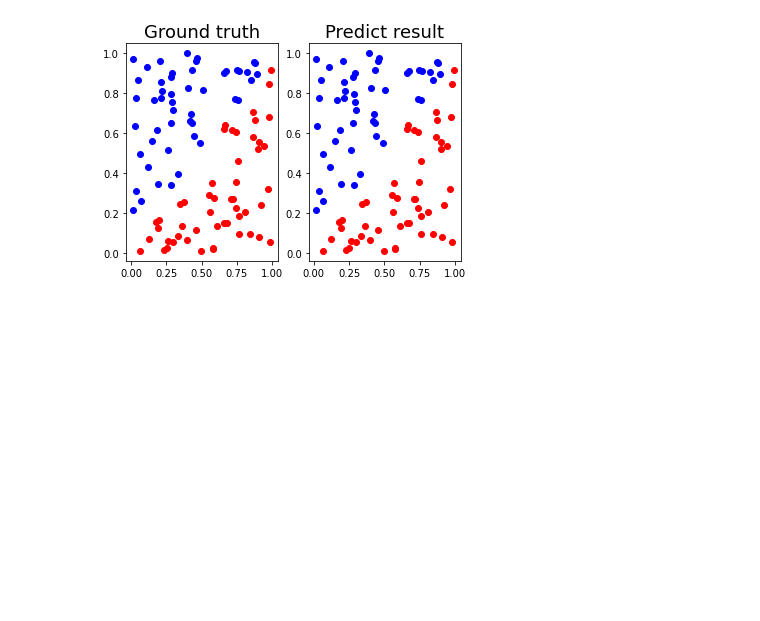
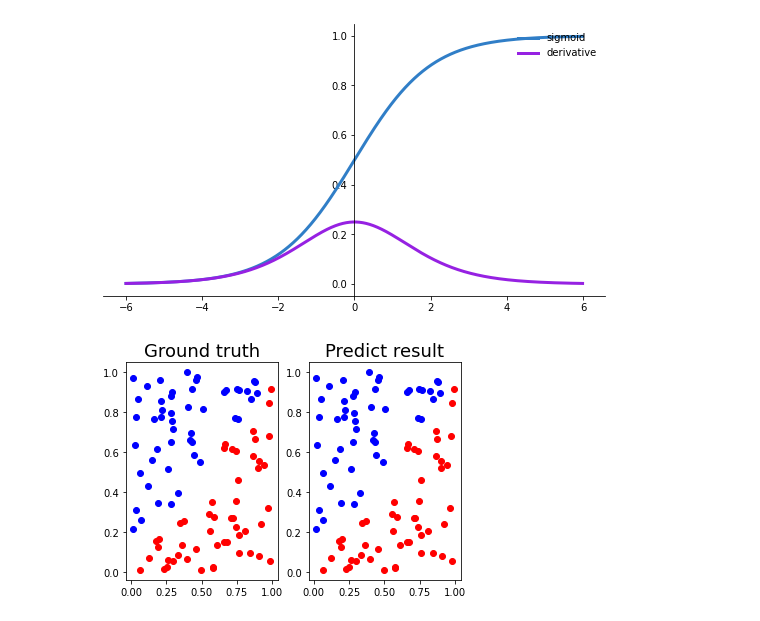
Before and after one commit to yhsung/Lab1-Backpropagation, a Jupyter notebook: backprop.ipynb, the cells around one changed output. Saved outputs shown, nothing was run; the diff lists cells and outputs as text; code cells hidden in the pictures; blank space fills up the shorter version.

Commit message:
sigmoid function and its derivate with plotting

```diff
--- a/backprop.ipynb
+++ b/backprop.ipynb
@@ -67 +73,27 @@ def show_result(x, y, pred_y):
+# %%
+def sigmoid(x):
+    return (1 / (1 + np.exp(-x)))
+
+def derivative_sigmoid(x):
+    return np.multiply(sigmoid(x), 1.0 - sigmoid(x))
+
+def show_sigmoid():
+    # https://medium.com/@omkar.nallagoni/activation-functions-with-derivative-and-python-code-sigmoid-vs-tanh-vs-relu-44d23915c1f4
+    x=np.arange(-6,6,0.01)
+    # Setup centered axes
+    fig, ax = plt.subplots(figsize=(9, 5))
+    ax.spines['left'].set_position('center')
+    ax.spines['right'].set_color('none')
+    ax.spines['top'].set_color('none')
+    ax.xaxis.set_ticks_position('bottom')
+    ax.yaxis.set_ticks_position('left')
+    # Create and show plot
+    ax.plot(x, sigmoid(x), color="#307EC7", linewidth=3, label="sigmoid")
+    ax.plot(x, derivative_sigmoid(x), color="#9621E2", linewidth=3, label="derivative")
+    ax.legend(loc="upper right", frameon=False)
+    plt.show()
+
+show_sigmoid()
+# %% [output]
+[figure, added]
 # %%
```
Also changed, not shown: parts of 3 cells of this notebook.
